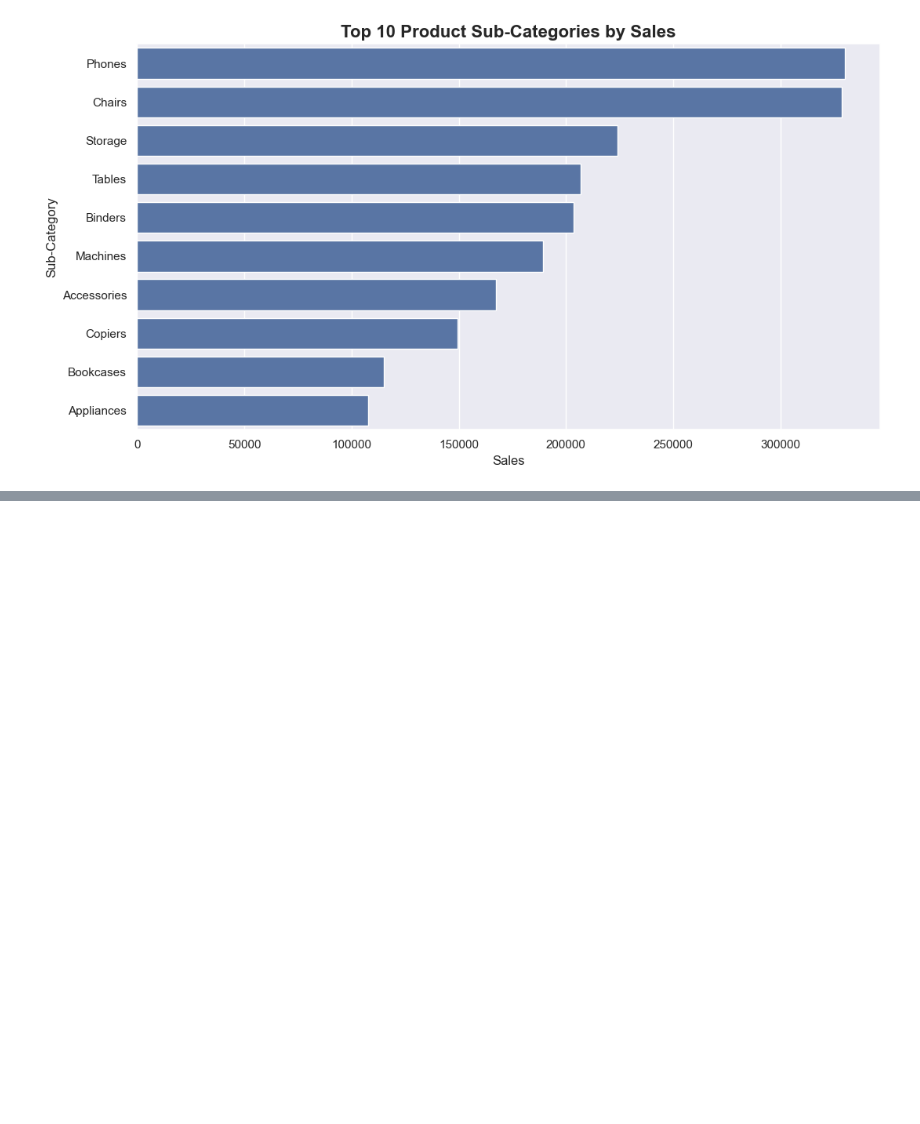
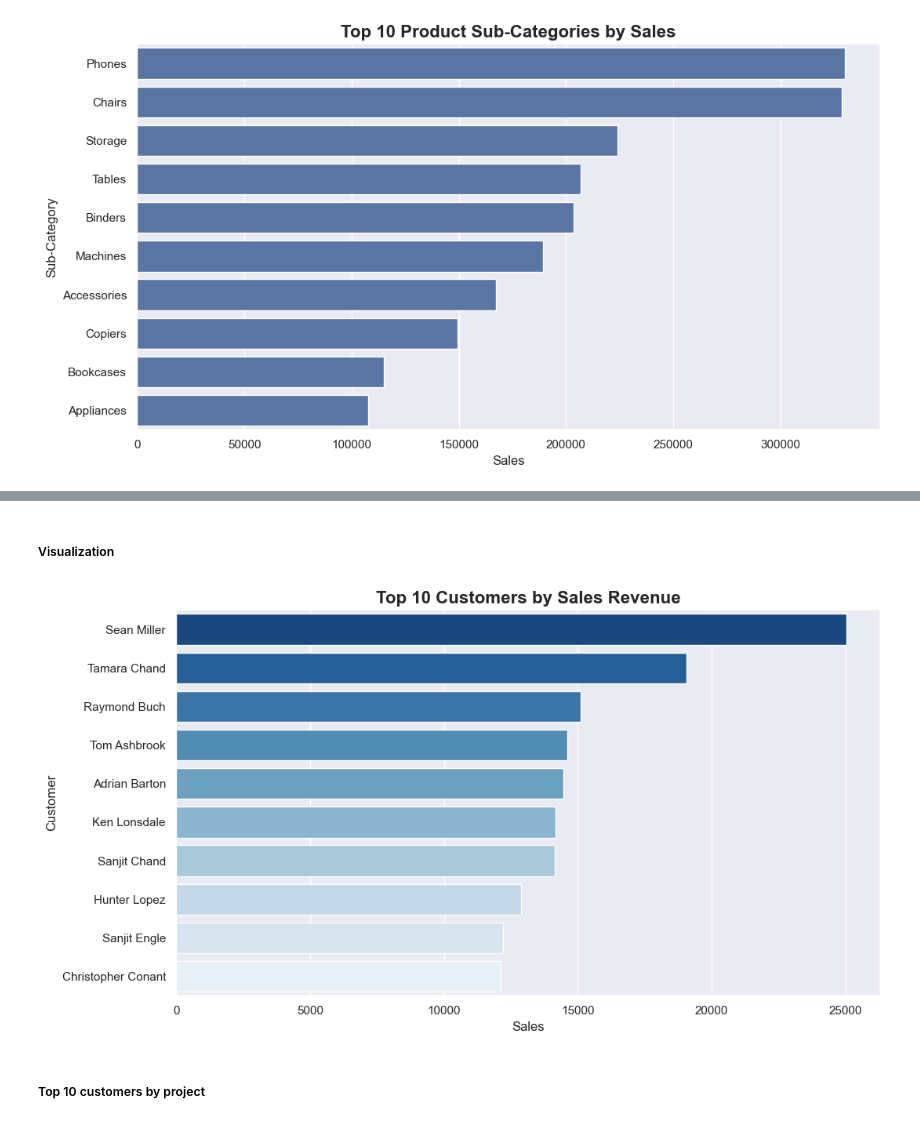
Before and after one commit to PriyaSumbria/ecommerce-sales-analytics-dashboard, a Jupyter notebook: Notebooks/ecommerce_sales_analysis.ipynb, the cells around one changed output, grey strips where cells are left out. Saved outputs shown, nothing was run; the diff lists cells and outputs as text; code cells hidden in the pictures; blank space fills up the shorter version.

Commit message:
Added customer and regional sales analysis dashboard

```diff
--- a/Notebooks/ecommerce_sales_analysis.ipynb
+++ b/Notebooks/ecommerce_sales_analysis.ipynb
@@ -498,0 +503,11 @@ plt.show()
+# %%
+
+top_customers = (
+    df.groupby("Customer Name")["Sales"]
+      .sum()
+      .sort_values(ascending=False)
+      .head(10)
+      .reset_index()
+)
+
+top_customers
@@ -498,0 +526,27 @@ plt.show()
+# %% [markdown]
+##### Visualization
+# %%
+plt.figure(figsize=(11,6))
+
+sns.barplot(
+    data=top_customers,
+    y="Customer Name",
+    x="Sales",
+    hue="Customer Name",
+    palette="Blues_r",
+    legend=False
+)
+
+plt.title("Top 10 Customers by Sales Revenue", fontsize=16, weight="bold")
+plt.xlabel("Sales")
+plt.ylabel("Customer")
+
+plt.tight_layout()
+
+plt.savefig("../images/top_customers.png", dpi=300)
+
+plt.show()
+# %% [output]
+[figure, added]
+# %% [markdown]
+##### Top 10 customers by project
```
Also changed, not shown: parts of 36 cells of this notebook, 10 other files.
